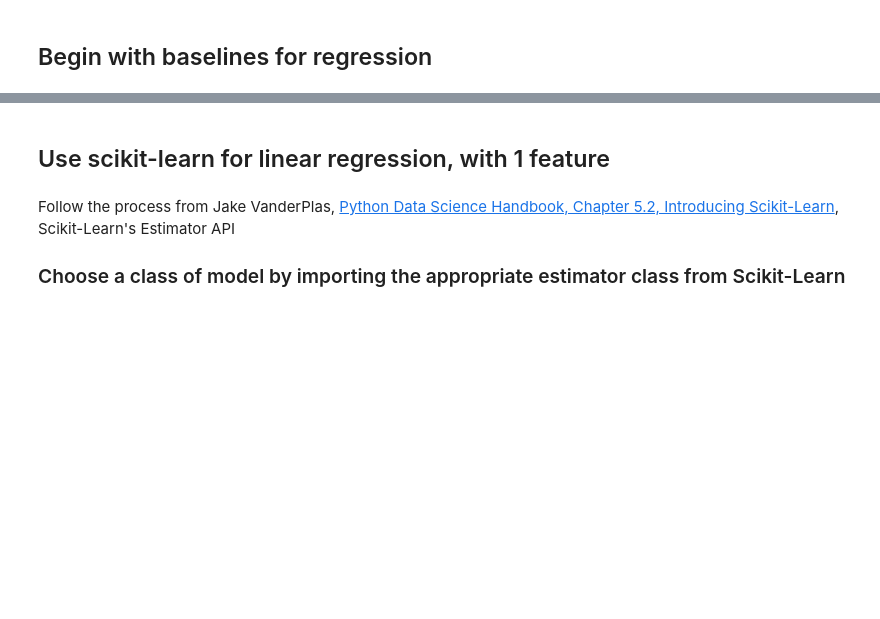
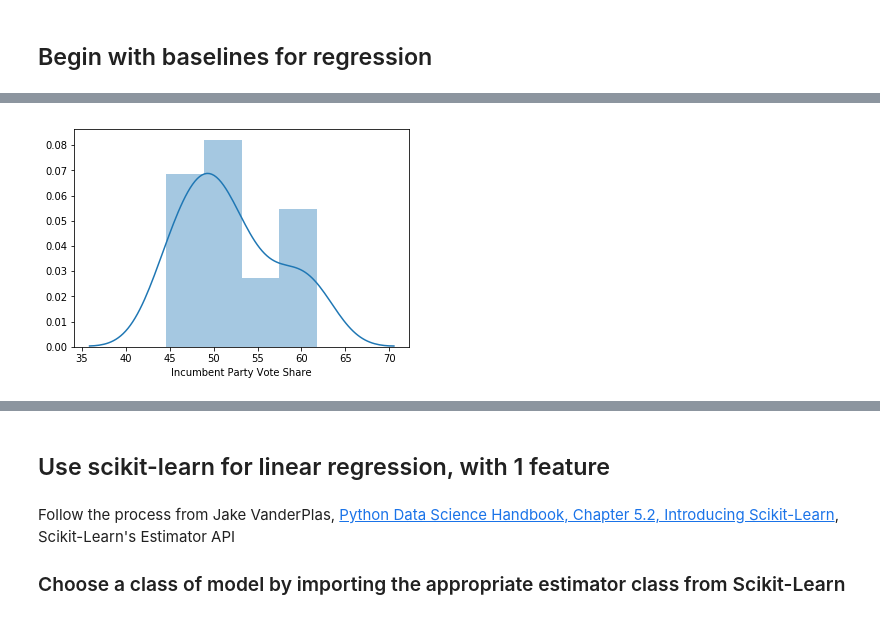
Before and after one commit to bloominstituteoftechnology/DS-Unit-2-Regression-1, a Jupyter notebook: module3-doing-linear-regression/doing_linear_regression.ipynb, the cells around one changed output, grey strips where cells are left out. Drawn from its saved outputs; the diff is of its cells as text; code cells hidden in the pictures; blank space fills up the shorter version.

```diff
--- a/module3-doing-linear-regression/doing_linear_regression.ipynb
+++ b/module3-doing-linear-regression/doing_linear_regression.ipynb
@@ -272,0 +285,3 @@ deaths = pd.DataFrame(data=data, columns=columns)
+# %%
+df = votes.merge(growth).merge(deaths)
+df.shape
@@ -274,0 +313,6 @@ deaths = pd.DataFrame(data=data, columns=columns)
+# %%
+%matplotlib inline
+import seaborn as sns
+sns.distplot(df['Incumbent Party Vote Share']);
+# %% [output]
+[figure, added]
```
Also changed, not shown: parts of 25 cells of this notebook, 2 other files.
